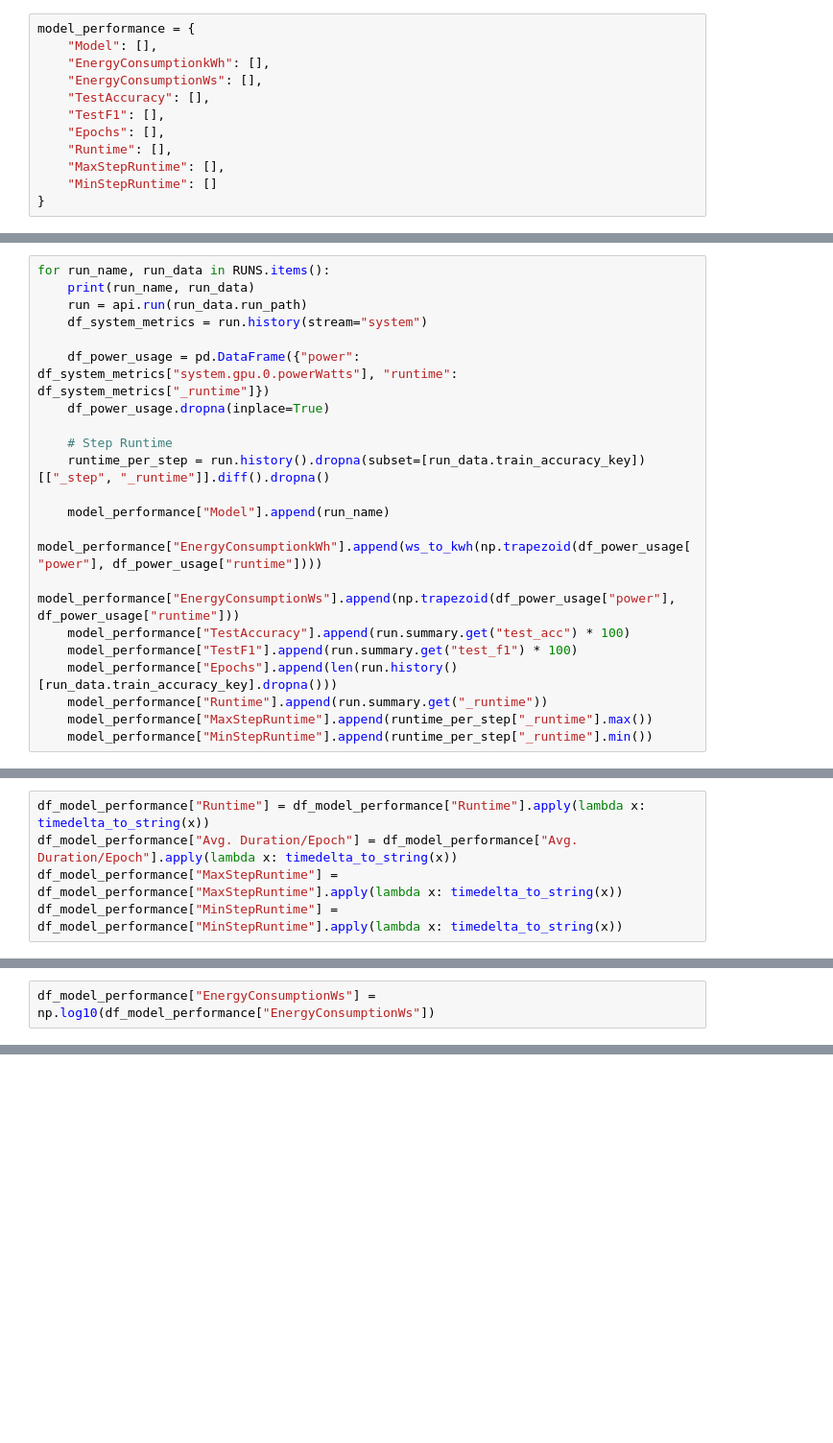
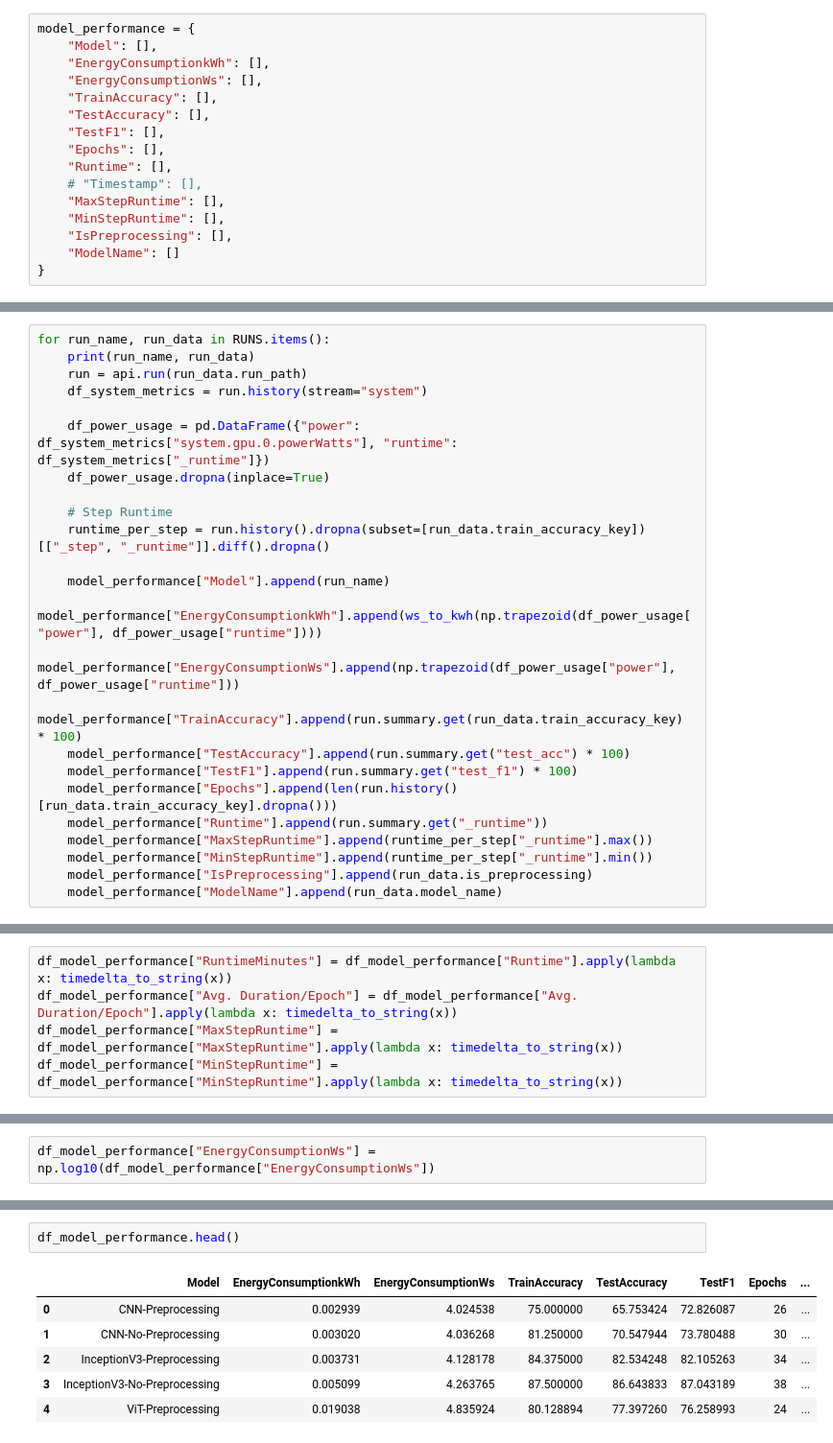
Before and after one commit to Sangeeths11/DeepLearningComputerVision, a Jupyter notebook: wandbVersion/energy_consumption.ipynb, the cells around one changed output, grey strips where cells are left out. Shown: that part at 96% size. Drawn from its saved outputs; the diff is of its cells as text; blank space fills up the shorter version.

```diff
--- a/wandbVersion/energy_consumption.ipynb
+++ b/wandbVersion/energy_consumption.ipynb
@@ -52,12 +103,16 @@ model_performance = {
     "Model": [],
     "EnergyConsumptionkWh": [],
     "EnergyConsumptionWs": [],
+    "TrainAccuracy": [],
     "TestAccuracy": [],
     "TestF1": [],
     "Epochs": [],
     "Runtime": [],
+    # "Timestamp": [],
     "MaxStepRuntime": [],
-    "MinStepRuntime": []
+    "MinStepRuntime": [],
+    "IsPreprocessing": [],
+    "ModelName": []
 }
 # %%
 run = api.run(RUNS["CNN-Preprocessing"].run_path)
@@ -77,9 +156,12 @@ for run_name, run_data in RUNS.items():
     model_performance["Model"].append(run_name)
     model_performance["EnergyConsumptionkWh"].append(ws_to_kwh(np.trapezoid(df_power_usage["power"], df_power_usage["runtime"])))
     model_performance["EnergyConsumptionWs"].append(np.trapezoid(df_power_usage["power"], df_power_usage["runtime"]))
+    model_performance["TrainAccuracy"].append(run.summary.get(run_data.train_accuracy_key) * 100)
     model_performance["TestAccuracy"].append(run.summary.get("test_acc") * 100)
     model_performance["TestF1"].append(run.summary.get("test_f1") * 100)
     model_performance["Epochs"].append(len(run.history()[run_data.train_accuracy_key].dropna()))
     model_performance["Runtime"].append(run.summary.get("_runtime"))
     model_performance["MaxStepRuntime"].append(runtime_per_step["_runtime"].max())
     model_performance["MinStepRuntime"].append(runtime_per_step["_runtime"].min())
+    model_performance["IsPreprocessing"].append(run_data.is_preprocessing)
+    model_performance["ModelName"].append(run_data.model_name)
@@ -133,5 +289,5 @@ timedelta_to_string(85.65)
 # %%
-df_model_performance["Runtime"] = df_model_performance["Runtime"].apply(lambda x: timedelta_to_string(x))
+df_model_performance["RuntimeMinutes"] = df_model_performance["Runtime"].apply(lambda x: timedelta_to_string(x))
 df_model_performance["Avg. Duration/Epoch"] = df_model_performance["Avg. Duration/Epoch"].apply(lambda x: timedelta_to_string(x))
 df_model_performance["MaxStepRuntime"] = df_model_performance["MaxStepRuntime"].apply(lambda x: timedelta_to_string(x))
 df_model_performance["MinStepRuntime"] = df_model_performance["MinStepRuntime"].apply(lambda x: timedelta_to_string(x))
@@ -157,0 +347,9 @@ df_model_performance["EnergyConsumptionWs"] = np.log10(df_model_performance["Ene
+# %%
+df_model_performance.head()
+# %% [output]
+|  | Model | EnergyConsumptionkWh | EnergyConsumptionWs | TrainAccuracy | TestAccuracy | TestF1 | Epochs | ... |
+| 0 | CNN-Preprocessing | 0.002939 | 4.024538 | 75.000000 | 65.753424 | 72.826087 | 26 | ... |
+| 1 | CNN-No-Preprocessing | 0.003020 | 4.036268 | 81.250000 | 70.547944 | 73.780488 | 30 | ... |
+| 2 | InceptionV3-Preprocessing | 0.003731 | 4.128178 | 84.375000 | 82.534248 | 82.105263 | 34 | ... |
+| 3 | InceptionV3-No-Preprocessing | 0.005099 | 4.263765 | 87.500000 | 86.643833 | 87.043189 | 38 | ... |
+| 4 | ViT-Preprocessing | 0.019038 | 4.835924 | 80.128894 | 77.397260 | 76.258993 | 24 | ... |
```
Also changed, not shown: parts of 30 cells of this notebook.
